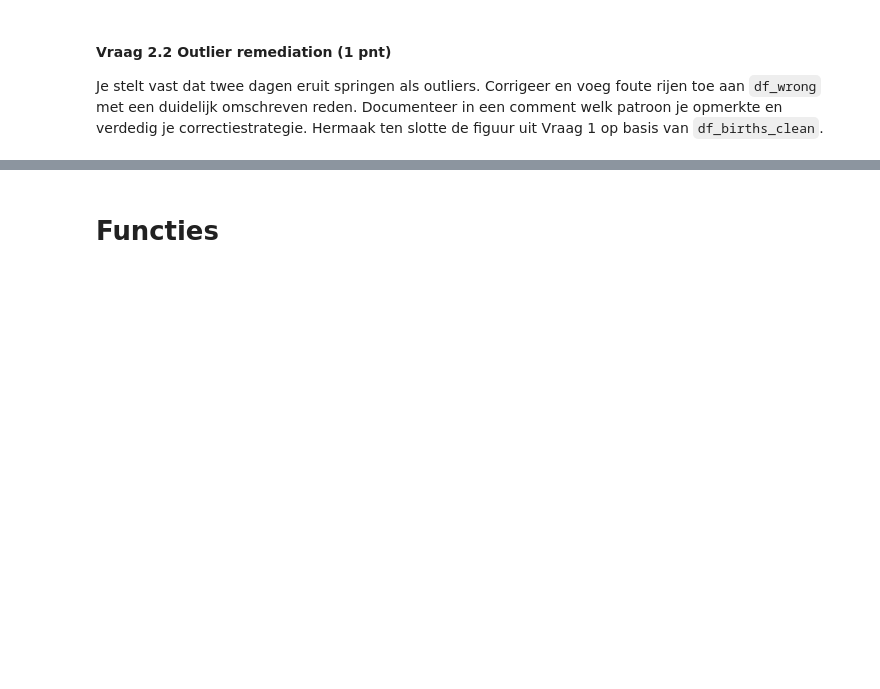
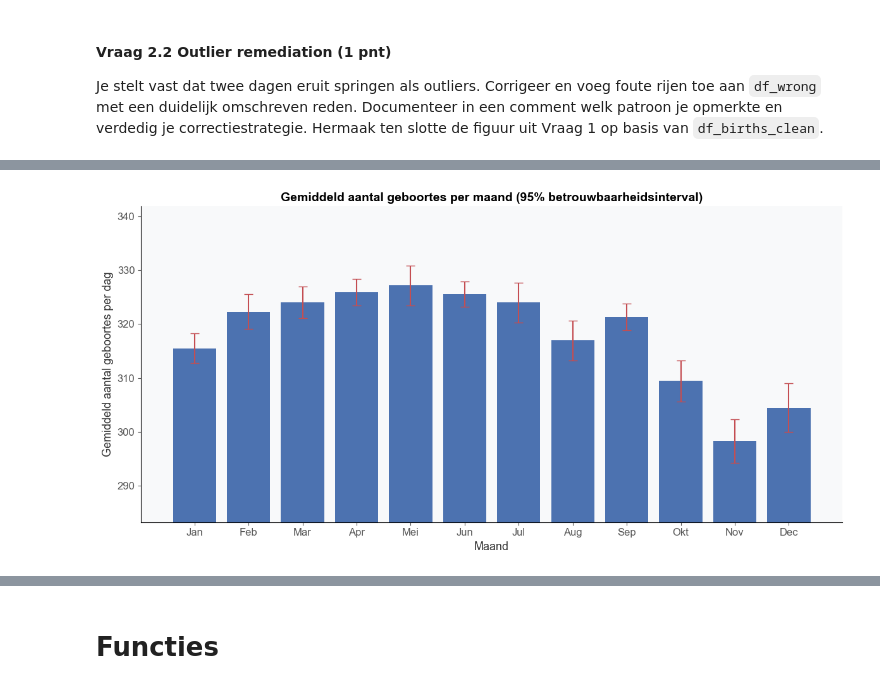
Before and after one commit to kurt253/202603224-regi, a Jupyter notebook: notebooks/ReadFiles.ipynb, the cells around one changed output, grey strips where cells are left out. Saved outputs shown, nothing was run; the diff lists cells and outputs as text; code cells hidden in the pictures; blank space fills up the shorter version.

```diff
--- a/notebooks/ReadFiles.ipynb
+++ b/notebooks/ReadFiles.ipynb
@@ -213,0 +390,65 @@ Je stelt vast dat twee dagen eruit springen als outliers. Corrigeer en voeg fout
+# %%
+import numpy as np
+
+# Voeg maandkolom toe op basis van de datum
+df_births_clean["maand"] = df_births_clean["date"].dt.month
+
+maand_namen = ["Jan", "Feb", "Mar", "Apr", "Mei", "Jun",
+               "Jul", "Aug", "Sep", "Okt", "Nov", "Dec"]
+
+# Stap 1: tel geboortes per dag én per maand
+# → dagwaarden per maand als basis voor het BI
+geboortes_per_dag_maand = (
+    df_births_clean
+    .groupby(["maand", "date"])
+    .size()
+    .reset_index(name="aantal_geboortes")
+)
+
+# Stap 2: bereken gemiddelde + 95% BI per maand
+maand_stats = (
+    geboortes_per_dag_maand
+    .groupby("maand")["aantal_geboortes"]
+    .apply(ci95)
+    .unstack()
+    .reset_index()
+)
+
+# Stap 3: plot
+fig, ax = plt.subplots(figsize=(12, 6))
+
+ax.bar(
+    maand_namen,
+    maand_stats["gemiddelde"],
+    color=kleuren["primair"],
+    zorder=2,
+)
+
+ax.errorbar(
+    maand_namen,
+    maand_stats["gemiddelde"],
+    yerr=[
+        maand_stats["gemiddelde"] - maand_stats["ci_laag"],
+        maand_stats["ci_hoog"]    - maand_stats["gemiddelde"],
+    ],
+    fmt="none",
+    color=kleuren["rood"],
+    capsize=5,
+    linewidth=1.5,
+    zorder=3,
+)
+
+# Y-as beginnen net onder minimum zodat verschillen zichtbaar zijn
+y_min = maand_stats["ci_laag"].min()
+y_max = maand_stats["ci_hoog"].max()
+marge = (y_max - y_min) * 0.3
+ax.set_ylim(y_min - marge, y_max + marge)
+
+ax.set_title("Gemiddeld aantal geboortes per maand (95% betrouwbaarheidsinterval)")
+ax.set_xlabel("Maand")
+ax.set_ylabel("Gemiddeld aantal geboortes per dag")
+ax.grid(False)
+plt.tight_layout()
+plt.show()
+# %% [output]
+[figure, added]
```
Also changed, not shown: parts of 19 cells of this notebook, 2 other files.
